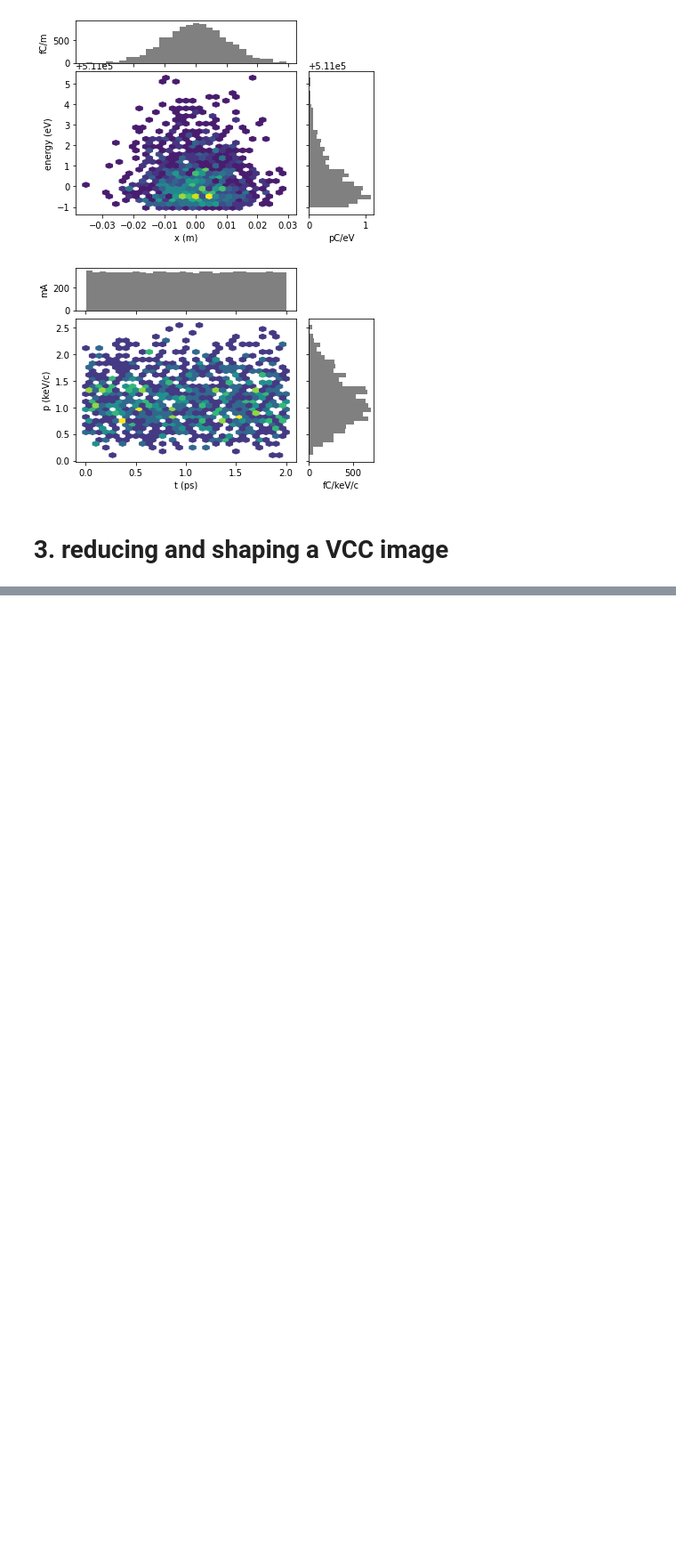
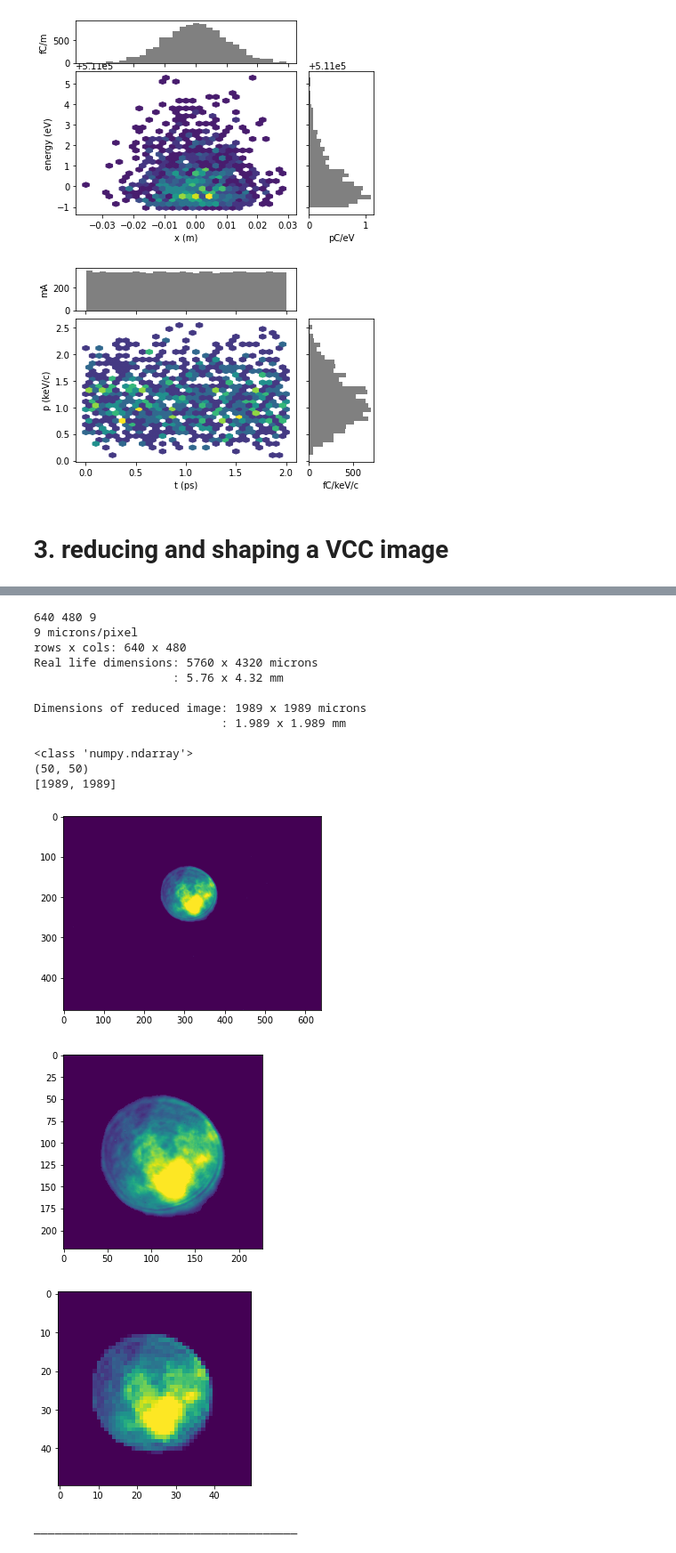
Before and after one commit to LucasBerens/SLAC_VCC, a Jupyter notebook: example.ipynb, the cells around one changed output, grey strips where cells are left out. Shown: that part at 89% size. Drawn from its saved outputs; the diff is of its cells as text; code cells hidden in the pictures; blank space fills up the shorter version.

Commit message:
Image dimensions added

```diff
--- a/example.ipynb
+++ b/example.ipynb
@@ -179,0 +142,57 @@ ______________________________________
+# %%
+from distgen import Generator
+import numpy as np
+import matplotlib.pyplot as plt
+from pmd_beamphysics import plot
+import yaml
+import pprint
+from lcls_tools import image_processing as imp
+import lcls_tools
+import scipy
+from scipy import ndimage, misc
+from VCC_ML import reduce_2dArray
+from VCC_ML import SquareShape
+from VCC_ML import get_dimensions
+
+
+files = ['ProfMon-CAMR_IN20_186-2020-06-21-070829.mat']
+path = "C:/Users/Lucas/Desktop/SLAC/mat_data/"
+new_images = []
+
+for file in files:
+    image = imp.mat_image.MatImage()
+
+    original,reduced,result,dimensions = reduce_2dArray(path+file, buffer=120, shape=50, verbose=True)
+    new_images.append(result)
+
+    print (type(result))
+    print (np.shape(result))
+    print (dimensions)
+
+    plt.imshow(original) #original VCC image
+    plt.show()
+    plt.imshow(reduced) #reduced VCC image
+    plt.show()
+    plt.imshow(result) #image after being reduced and set to 50x50
+    plt.show()
+
+    np.savetxt('example_array.txt', result)
+
+    print('______________________________________\n')
+# %% [output]
+640 480 9
+9 microns/pixel
+rows x cols: 640 x 480
+Real life dimensions: 5760 x 4320 microns
+                    : 5.76 x 4.32 mm
+
+Dimensions of reduced image: 1989 x 1989 microns
+                           : 1.989 x 1.989 mm
+
+<class 'numpy.ndarray'>
+(50, 50)
+[1989, 1989]
+[figure, added]
+[figure, added]
+[figure, added]
+______________________________________
```
Also changed, not shown: parts of 1 cell of this notebook, 3 other files.
